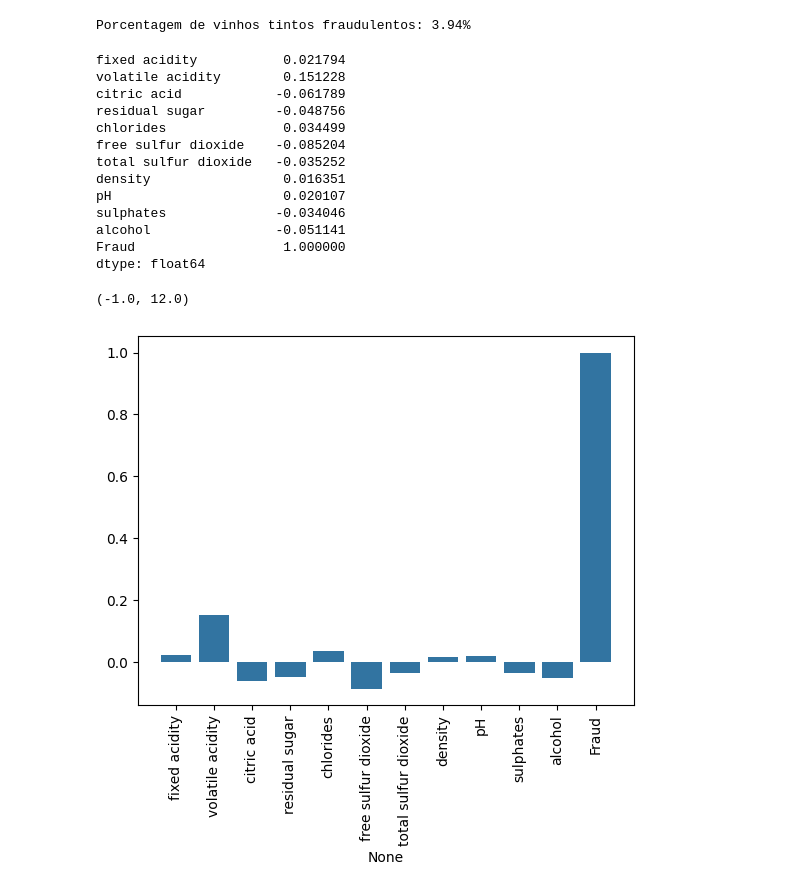
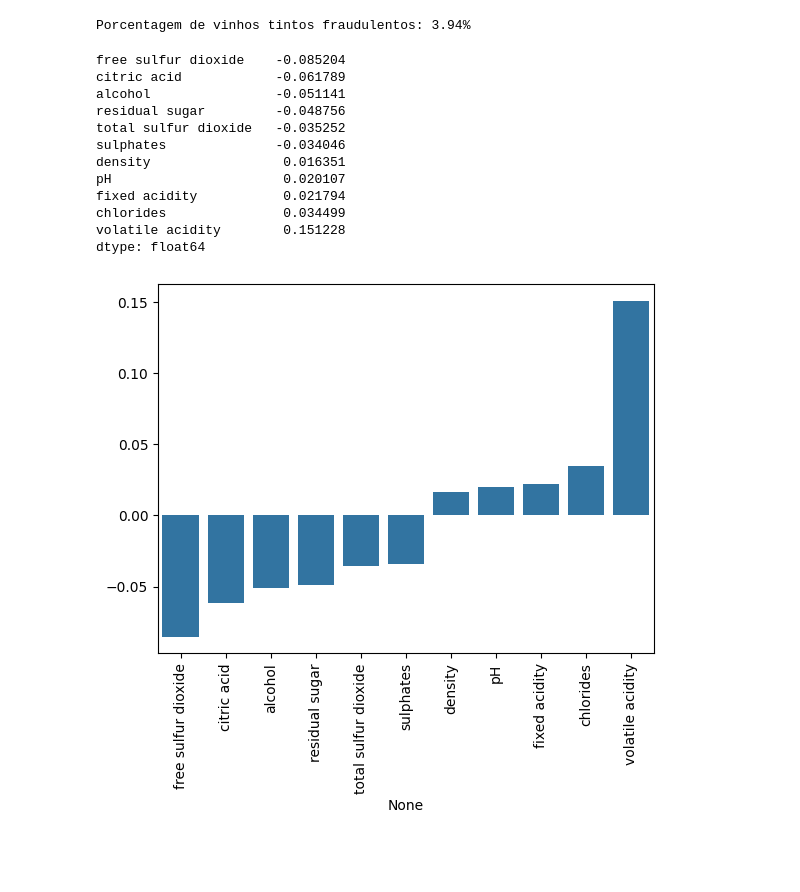
Before and after one commit to AleCecilio/Aprendendo_Machine_Learning_Data_Science, a Jupyter notebook: 08_Support_Vector_Machines/03_svm_exercise.ipynb, the cells around one changed output. Saved outputs shown, nothing was run; the diff lists cells and outputs as text; code cells hidden in the pictures; blank space fills up the shorter version.

```diff
--- a/08_Support_Vector_Machines/03_svm_exercise.ipynb
+++ b/08_Support_Vector_Machines/03_svm_exercise.ipynb
@@ -62,25 +62,27 @@ Porcentagem de vinhos tintos fraudulentos: 3.94%
 df['Fraud'] = df['quality'].apply(lambda x: 1 if x == 'Fraud' else 0)
 # %%
 corr_fraud = df.select_dtypes(include=[np.number]).corrwith(df['Fraud'])
+corr_fraud = corr_fraud.drop('Fraud').sort_values(ascending=True)
 print(corr_fraud)
 # %% [output]
-fixed acidity           0.021794
-volatile acidity        0.151228
+free sulfur dioxide    -0.085204
 citric acid            -0.061789
+alcohol                -0.051141
 residual sugar         -0.048756
-chlorides               0.034499
-free sulfur dioxide    -0.085204
 total sulfur dioxide   -0.035252
+sulphates              -0.034046
 density                 0.016351
 pH                      0.020107
-sulphates              -0.034046
-alcohol                -0.051141
-Fraud                   1.000000
+fixed acidity           0.021794
+chlorides               0.034499
+volatile acidity        0.151228
 dtype: float64
 # %%
-sns.barplot(x=corr_fraud.index, y=corr_fraud.values)
+sns.barplot(
+    x=corr_fraud.index,
+    y=corr_fraud.values
+)
 plt.xticks(rotation=90)
-plt.xlim(-1, len(corr_fraud))
+plt.show()
 # %% [output]
-(-1.0, 12.0)
-[figure, old version]
+[figure, new version]
```
Also changed, not shown: parts of 13 cells of this notebook.
